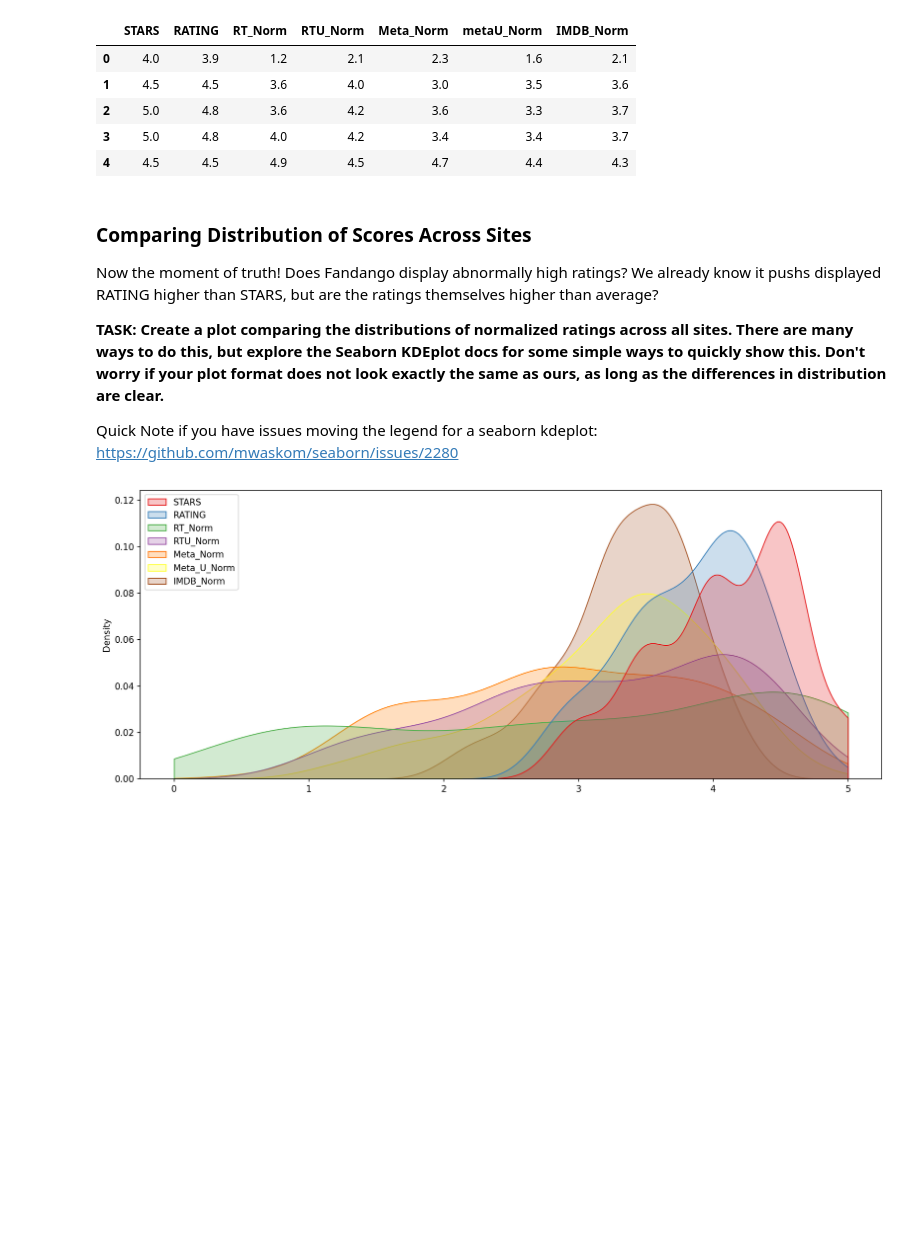
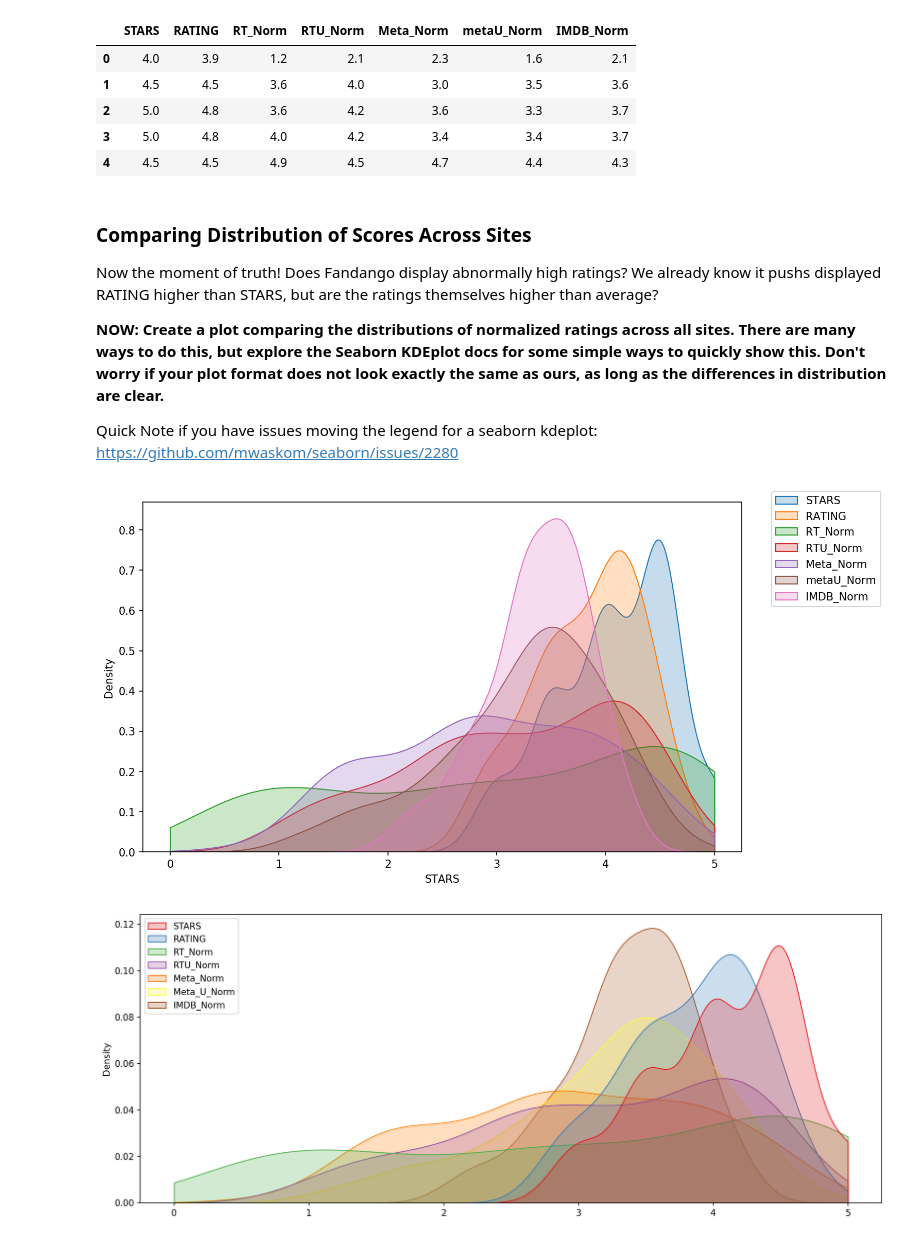
Before and after one commit to FarzinRad/Comparison-online-movie-score, a Jupyter notebook: Comparison-online-movie-score .ipynb, the cells around one changed output. Saved outputs shown, nothing was run; the diff lists cells and outputs as text; code cells hidden in the pictures; blank space fills up the shorter version.

Commit message:
compare normalizedata

```diff
--- a/Comparison-online-movie-score .ipynb
+++ b/Comparison-online-movie-score .ipynb
@@ -620,6 +620,6 @@ Norm.head()
 Now the moment of truth! Does Fandango display abnormally high ratings? We already know it pushs displayed RATING higher than STARS, but are the ratings themselves higher than average?
 
 
-**TASK: Create a plot comparing the distributions of normalized ratings across all sites. There are many ways to do this, but explore the Seaborn KDEplot docs for some simple ways to quickly show this. Don't worry if your plot format does not look exactly the same as ours, as long as the differences in distribution are clear.**
+**NOW: Create a plot comparing the distributions of normalized ratings across all sites. There are many ways to do this, but explore the Seaborn KDEplot docs for some simple ways to quickly show this. Don't worry if your plot format does not look exactly the same as ours, as long as the differences in distribution are clear.**
 
 Quick Note if you have issues moving the legend for a seaborn kdeplot: https://github.com/mwaskom/seaborn/issues/2280
@@ -628,3 +626,24 @@ Quick Note if you have issues moving the legend for a seaborn kdeplot: https://g
+# %%
+# Comparing the distributions of normalized ratings across all sites with KDE Plot
+plt.figure(figsize = (10, 6), dpi = 150)
+# 1.Stars
+sns.kdeplot(data = Norm, x = 'STARS', clip = [0, 5], fill = True, label = 'STARS')
+# 2.Rating
+sns.kdeplot(data = Norm, x = 'RATING', clip = [0, 5], fill = True, label = 'RATING')
+# 3.RT_Norm
+sns.kdeplot(data = Norm, x = 'RT_Norm', clip = [0, 5], fill = True, label = 'RT_Norm')
+# 4.RTU_Norm
+sns.kdeplot(data = Norm, x = 'RTU_Norm', clip = [0, 5], fill = True, label = 'RTU_Norm')
+# 5.Meta_Norm
+sns.kdeplot(data = Norm, x = 'Meta_Norm', clip = [0, 5], fill = True, label = 'Meta_Norm')
+# 6.metaU_Norm
+sns.kdeplot(data = Norm, x = 'metaU_Norm', clip = [0, 5], fill = True, label = 'metaU_Norm')
+# 7.IMDB_Norm
+sns.kdeplot(data = Norm, x = 'IMDB_Norm', clip = [0, 5], fill = True, label = 'IMDB_Norm')
+
+plt.legend(loc = (1.05, 0.7));
+# %% [output]
+[figure, added]
 # %%
 # %% [output]
 [figure]
```
Also changed, not shown: parts of 1 cell of this notebook.
